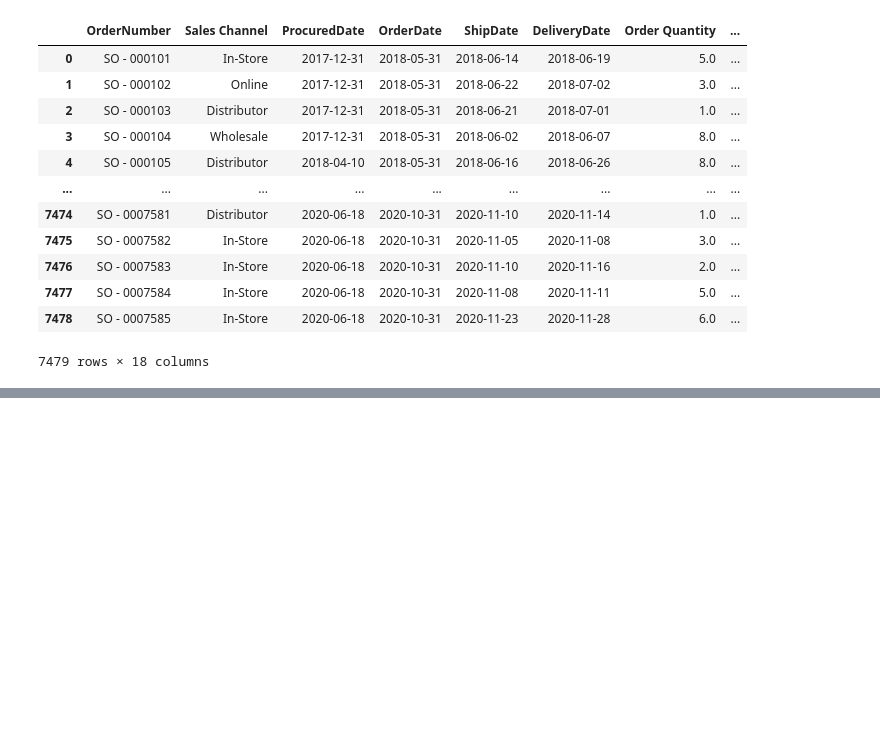
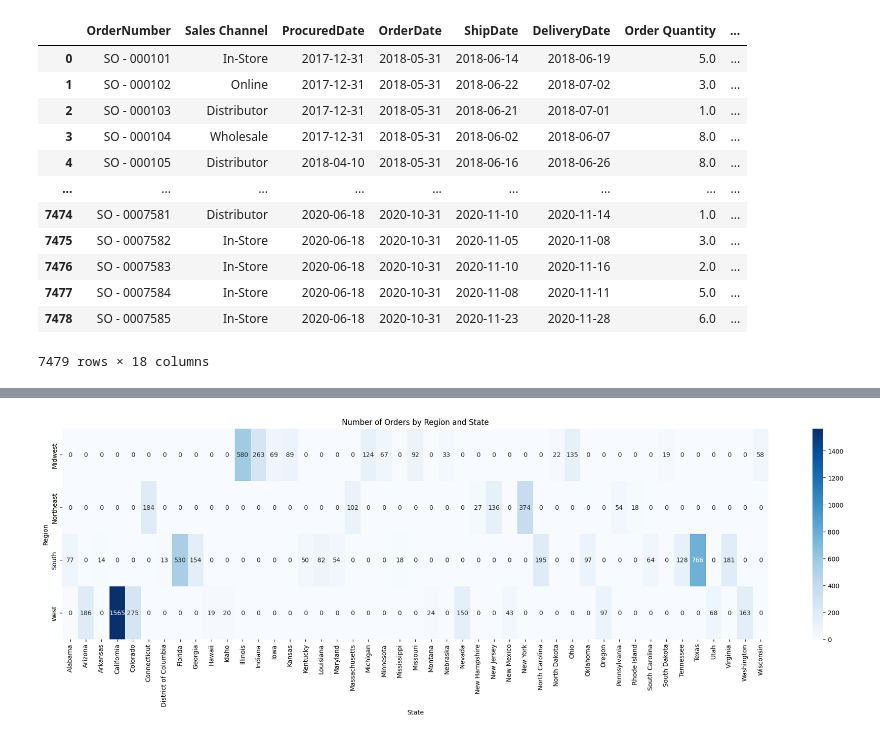
Before and after one commit to NSinha025/ZDS-Mock-Project, a Jupyter notebook: Sales_Order_Sheet_X_Store_Locations_Sheet.ipynb, the cells around one changed output, grey strips where cells are left out. Drawn from its saved outputs; the diff is of its cells as text; code cells hidden in the pictures; blank space fills up the shorter version.

```diff
--- a/Sales_Order_Sheet_X_Store_Locations_Sheet.ipynb
+++ b/Sales_Order_Sheet_X_Store_Locations_Sheet.ipynb
@@ -258,0 +287,16 @@ loc_en_dataset6
+# %%
+import seaborn as sns
+import matplotlib.pyplot as plt
+
+# Aggregate the data for the heatmap
+heatmap_data = loc_en_dataset6.groupby(['Region_x', 'State_x']).size().unstack(fill_value=0)
+
+# Create the heatmap for number of orders by region and state
+plt.figure(figsize=(25, 6))
+sns.heatmap(heatmap_data, annot=True, cmap="Blues", fmt="d")
+plt.title('Number of Orders by Region and State')
+plt.xlabel('State')
+plt.ylabel('Region')
+plt.show()
+# %% [output]
+[figure, added]
```
Also changed, not shown: parts of 3 cells of this notebook.
